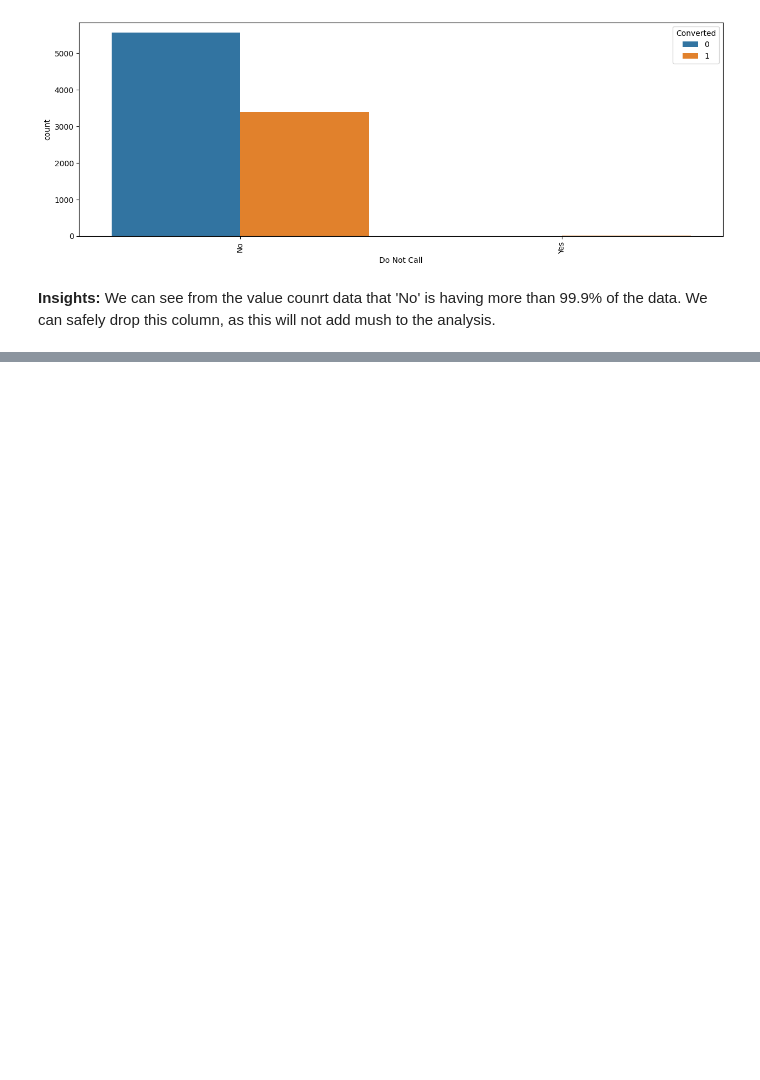
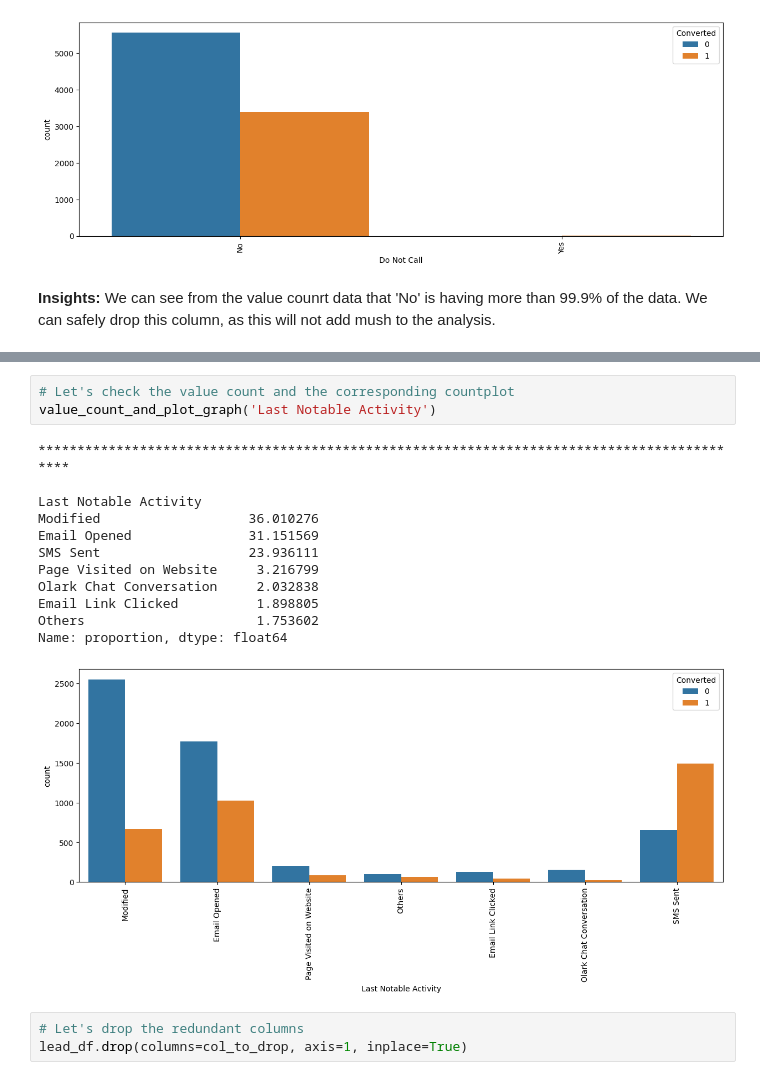
Before and after one commit to AkankshaDwivedi/lead-scoring-assignment, a Jupyter notebook: Lead_Scoring_Assignment_Akanksha.ipynb, the cells around one changed output, grey strips where cells are left out. Saved outputs shown, nothing was run; the diff lists cells and outputs as text; blank space fills up the shorter version.

```diff
--- a/Lead_Scoring_Assignment_Akanksha.ipynb
+++ b/Lead_Scoring_Assignment_Akanksha.ipynb
@@ -984,0 +1126,19 @@ col_to_drop
+# %%
+# Let's check the value count and the corresponding countplot
+value_count_and_plot_graph('Last Notable Activity')
+# %% [output]
+********************************************************************************************
+
+Last Notable Activity
+Modified                   36.010276
+Email Opened               31.151569
+SMS Sent                   23.936111
+Page Visited on Website     3.216799
+Olark Chat Conversation     2.032838
+Email Link Clicked          1.898805
+Others                      1.753602
+Name: proportion, dtype: float64
+[figure, added]
+# %%
+# Let's drop the redundant columns
+lead_df.drop(columns=col_to_drop, axis=1, inplace=True)
```
Also changed, not shown: parts of 32 cells of this notebook.
